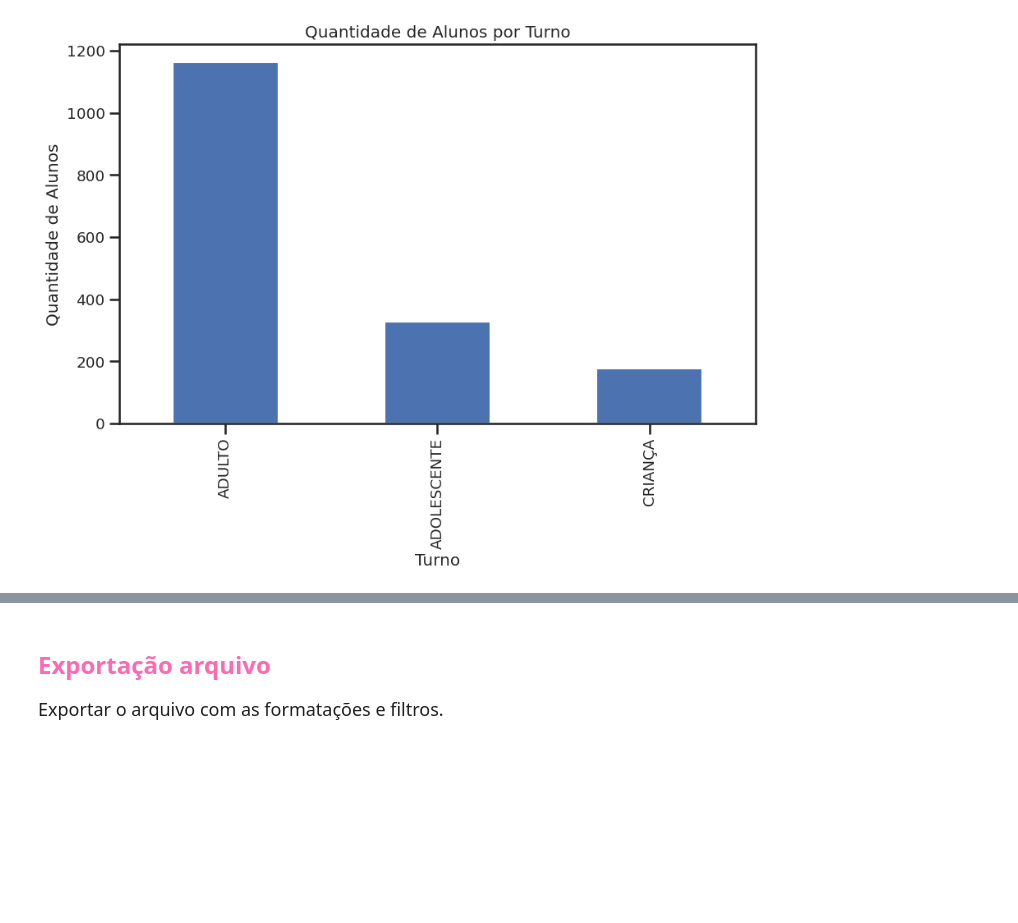
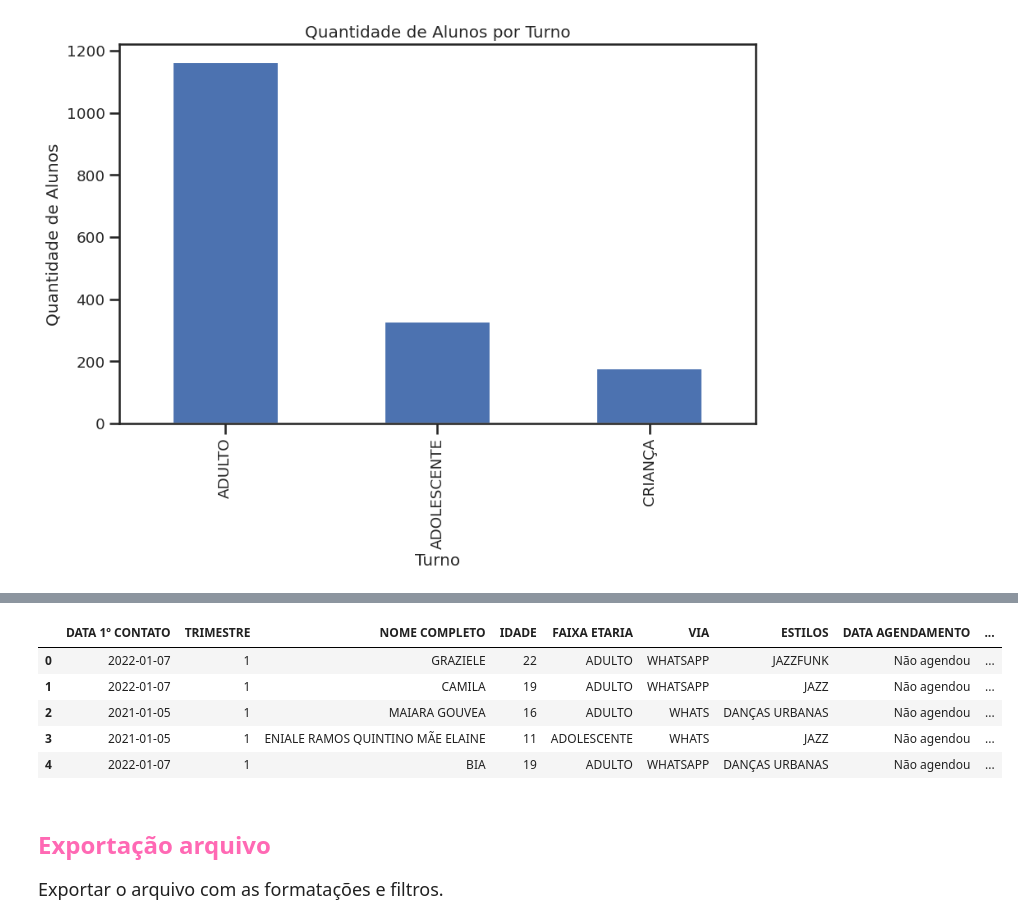
Before and after one commit to KoreTane/PredictiveLeadManagement, a Jupyter notebook: CSB_Dance_Data_wrangling.ipynb, the cells around one changed output, grey strips where cells are left out. Saved outputs shown, nothing was run; the diff lists cells and outputs as text; code cells hidden in the pictures; blank space fills up the shorter version.

```diff
--- a/CSB_Dance_Data_wrangling.ipynb
+++ b/CSB_Dance_Data_wrangling.ipynb
@@ -629,8 +657,15 @@ df.head(5)
-# %%
-# Convertendo categorias para category
-categorias = ['VIA', 'ESTILOS', 'PROFESSOR', 'COMPARECEU', 'SITUAÇÃO', 'FAIXA ETARIA', 'TURNO']
-for col in categorias:
-    df[col] = df[col].astype('category')
+# %%
+# Tipar as colunas
+df['TRIMESTRE'] = df['TRIMESTRE'].astype(int)
+df['IDADE'] = df['IDADE'].astype(int)
+df['NOME COMPLETO'] = df['NOME COMPLETO'].astype(str)
+df['FAIXA ETARIA'] = df['FAIXA ETARIA'].astype(str)
+df['VIA'] = df['VIA'].astype(str)
+df['ESTILOS'] = df['ESTILOS'].astype(str)
+df['TURNO'] = df['TURNO'].astype(str)
+df['PROFESSOR'] = df['PROFESSOR'].astype(str)
+df['COMPARECEU'] = df['COMPARECEU'].astype(bool)
+df['SITUAÇÃO'] = df['SITUAÇÃO'].astype(str)
 # %%
 df.info()
 # %% [output]
@@ -656,3 +691,12 @@ memory usage: 155.9+ KB
+# %%
+df.head(5)
+# %% [output]
+|  | DATA 1º CONTATO | TRIMESTRE | NOME COMPLETO | IDADE | FAIXA ETARIA | VIA | ESTILOS | DATA AGENDAMENTO | ... |
+| 0 | 2022-01-07 | 1 | GRAZIELE | 22 | ADULTO | WHATSAPP | JAZZFUNK | Não agendou | ... |
+| 1 | 2022-01-07 | 1 | CAMILA | 19 | ADULTO | WHATSAPP | JAZZ | Não agendou | ... |
+| 2 | 2021-01-05 | 1 | MAIARA GOUVEA | 16 | ADULTO | WHATS | DANÇAS URBANAS | Não agendou | ... |
+| 3 | 2021-01-05 | 1 | ENIALE RAMOS QUINTINO MÃE ELAINE | 11 | ADOLESCENTE | WHATS | JAZZ | Não agendou | ... |
+| 4 | 2022-01-07 | 1 | BIA | 19 | ADULTO | WHATSAPP | DANÇAS URBANAS | Não agendou | ... |
 # %% [markdown]
 <h1><font size="5" color="#FF69B4">Exportação arquivo</font></h1>
 
```
Also changed, not shown: parts of 15 cells of this notebook.
